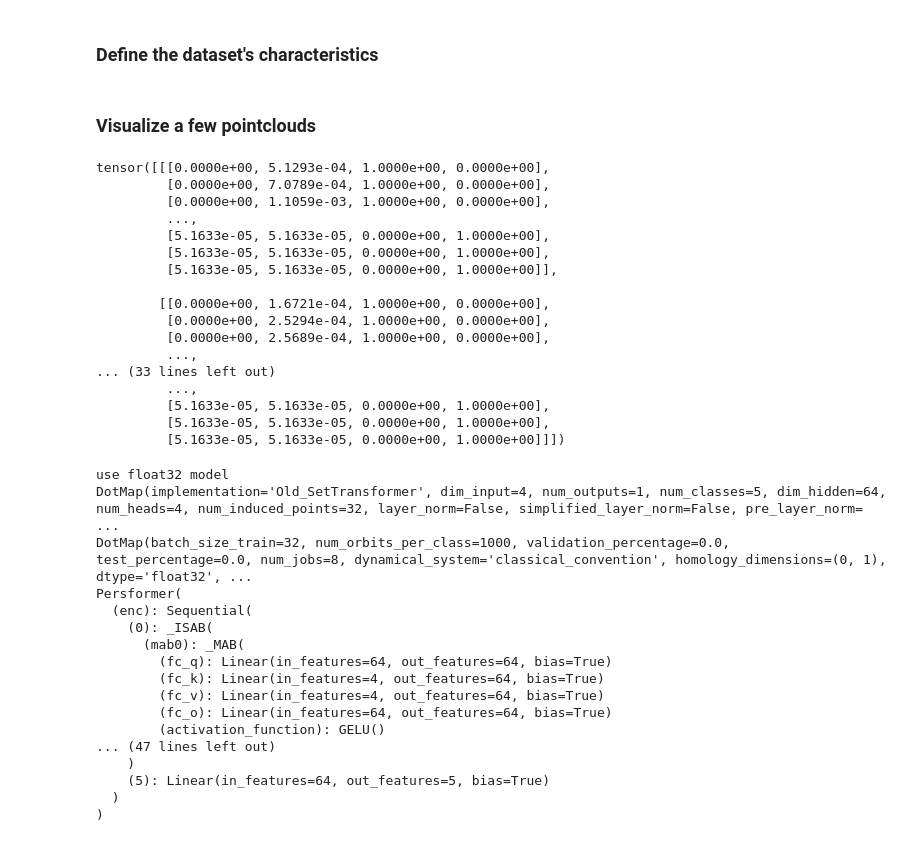
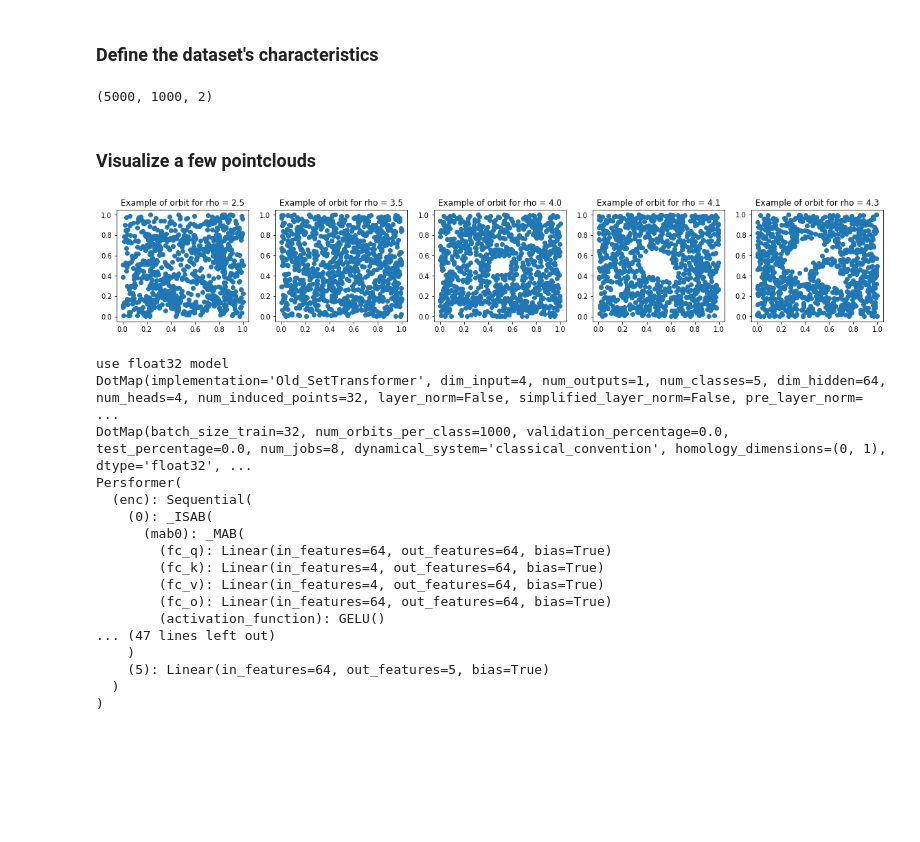
Before and after one commit to raphaelreinauer/giotto-deep, a Jupyter notebook: examples/tutorial_orbit5k.ipynb, the cells around one changed output. Cells and saved outputs as stored; diff of their text form; code cells hidden in the pictures; blank space fills up the shorter version.

Commit message:
tutorial orbit5k

```diff
--- a/examples/tutorial_orbit5k.ipynb
+++ b/examples/tutorial_orbit5k.ipynb
@@ -71,10 +71,7 @@ config_data = DotMap({
 # Define the data loader
 
 
-dataloaders_dicts = DataLoaderKwargs(train_kwargs = {"batch_size":
-                                                        config_data.batch_size_train,},
-                                     val_kwargs = {"batch_size": 4},
-                                     test_kwargs = {"batch_size": 3})
+
 
 og = OrbitsGenerator(num_orbits_per_class=config_data.num_orbits_per_class,
                      homology_dimensions = config_data.homology_dimensions,
@@ -86,37 +83,21 @@ og = OrbitsGenerator(num_orbits_per_class=config_data.num_orbits_per_class,
                      arbitrary_precision=config_data.arbitrary_precision,
                      )
 
-if config_data.arbitrary_precision:
-    orbits = np.load(os.path.join('data', 'orbit5k_arbitrary_precision.npy'))
-    og.orbits_from_array(orbits)
 
-if len(config_data.homology_dimensions) == 0:
-    dl_train, _, _ = og.get_dataloader_orbits(dataloaders_dicts)
-else:
-    dl_train, _, _ = og.get_dataloader_persistence_diagrams(dataloaders_dicts)
+point_clouds = og.get_orbits()
+point_clouds.shape
+# %% [output]
+(5000, 1000, 2)
 # %% [markdown]
 ### Visualize a few pointclouds
-# %%
-
-point_clouds_batch, labels_batch = iter(dl_train).next()
-
-point_clouds_batch
-# %% [output]
-tensor([[[0.0000e+00, 5.1293e-04, 1.0000e+00, 0.0000e+00],
-         [0.0000e+00, 7.0789e-04, 1.0000e+00, 0.0000e+00],
-         [0.0000e+00, 1.1059e-03, 1.0000e+00, 0.0000e+00],
-         ...,
-         [5.1633e-05, 5.1633e-05, 0.0000e+00, 1.0000e+00],
-         [5.1633e-05, 5.1633e-05, 0.0000e+00, 1.0000e+00],
-         [5.1633e-05, 5.1633e-05, 0.0000e+00, 1.0000e+00]],
-
-        [[0.0000e+00, 1.6721e-04, 1.0000e+00, 0.0000e+00],
-         [0.0000e+00, 2.5294e-04, 1.0000e+00, 0.0000e+00],
-         [0.0000e+00, 2.5689e-04, 1.0000e+00, 0.0000e+00],
-         ...,
-... (33 lines left out)
-         ...,
-         [5.1633e-05, 5.1633e-05, 0.0000e+00, 1.0000e+00],
-         [5.1633e-05, 5.1633e-05, 0.0000e+00, 1.0000e+00],
-         [5.1633e-05, 5.1633e-05, 0.0000e+00, 1.0000e+00]]])
+# %%
+import matplotlib.pyplot as plt
+rho_values = [2.5, 3.5, 4.0, 4.1,4.3]
+fig, ax = plt.subplots(ncols=len(rho_values), figsize = (20,3))
+for i in range(len(rho_values)):
+    x , y = point_clouds[i*config_data.num_orbits_per_class,:,0], point_clouds[i*config_data.num_orbits_per_class,:,1]
+    ax[i].scatter(x, y)
+    ax[i].set_title('Example of orbit for rho = ' + str(rho_values[i]))
+# %% [output]
+[figure, added]
 # %%
```
Also changed, not shown: parts of 1 cell of this notebook, 1 other file.
